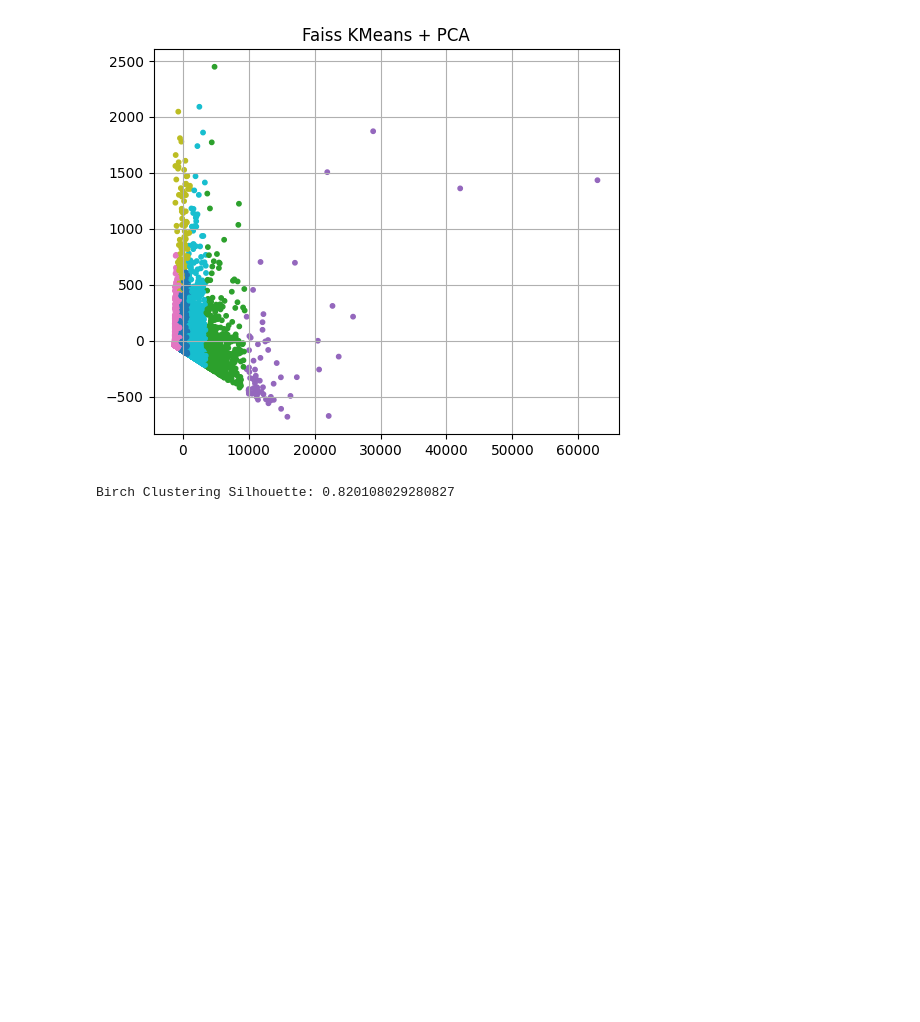
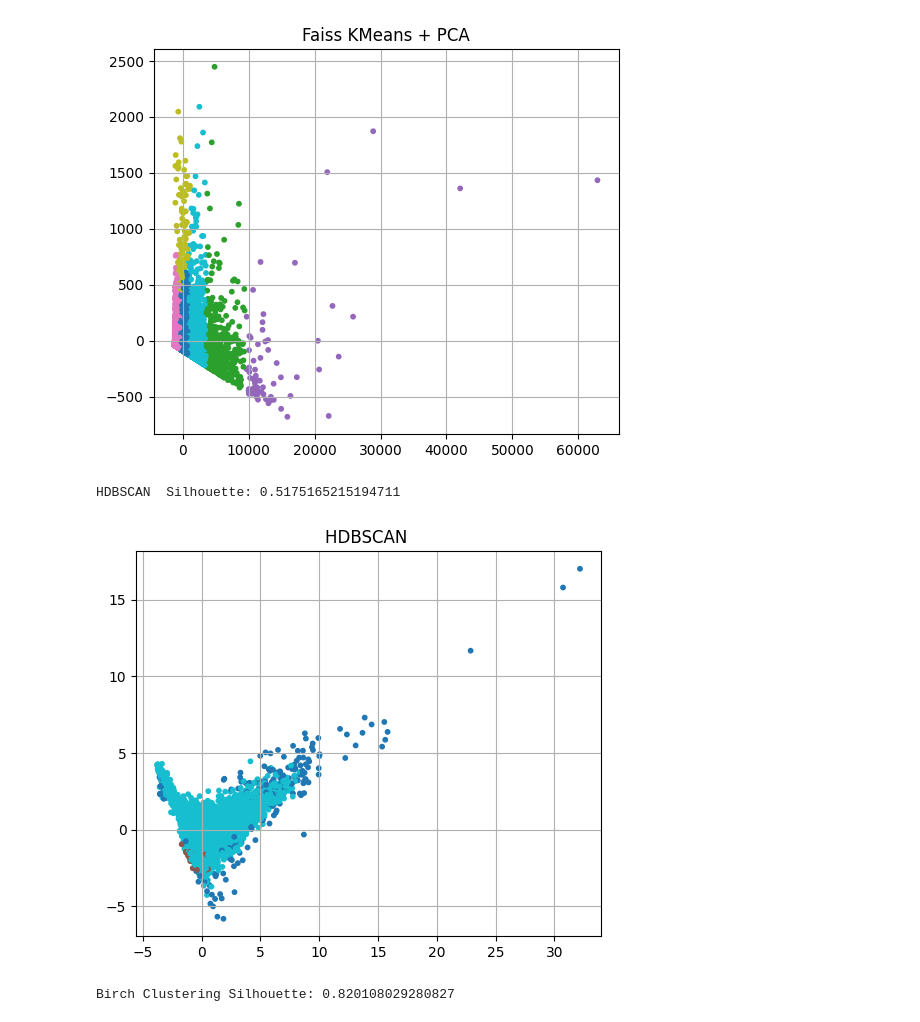
Before and after one commit to NikolaDjajic/Diplomski, a Jupyter notebook: shopper_intention_clustering.ipynb, the cells around one changed output. Cells and saved outputs as stored; diff of their text form; code cells hidden in the pictures; blank space fills up the shorter version.

```diff
--- a/shopper_intention_clustering.ipynb
+++ b/shopper_intention_clustering.ipynb
@@ -185,13 +200,16 @@ Faiss KMeans + PCA Silhouette: 0.569022152796549
 Faiss KMeans + PCA Silhouette: 0.5823407592835557
 [figure]
 # %%
-# import hdbscan
+import hdbscan
 
-# for i,j in [20,25][10,15]:
-#     hdb = hdbscan.HDBSCAN(min_cluster_size=25, min_samples=10)
-#     hdb.fit(X_sca)
-#     labels_hdb = hdb.labels_
-#     plot_clusters(X_pca, labels_hdb, 'HDBSCAN ')
+
+hdb = hdbscan.HDBSCAN(min_cluster_size=25, min_samples=10)
+hdb.fit(X_sca)
+labels_hdb = hdb.labels_
+plot_clusters(X_sca, labels_hdb, 'HDBSCAN ')
+# %% [output]
+HDBSCAN  Silhouette: 0.5175165215194711
+[figure, added]
 # %%
 from sklearn.cluster import Birch
 
```
Also changed, not shown: parts of 6 cells of this notebook, 2 other files.
